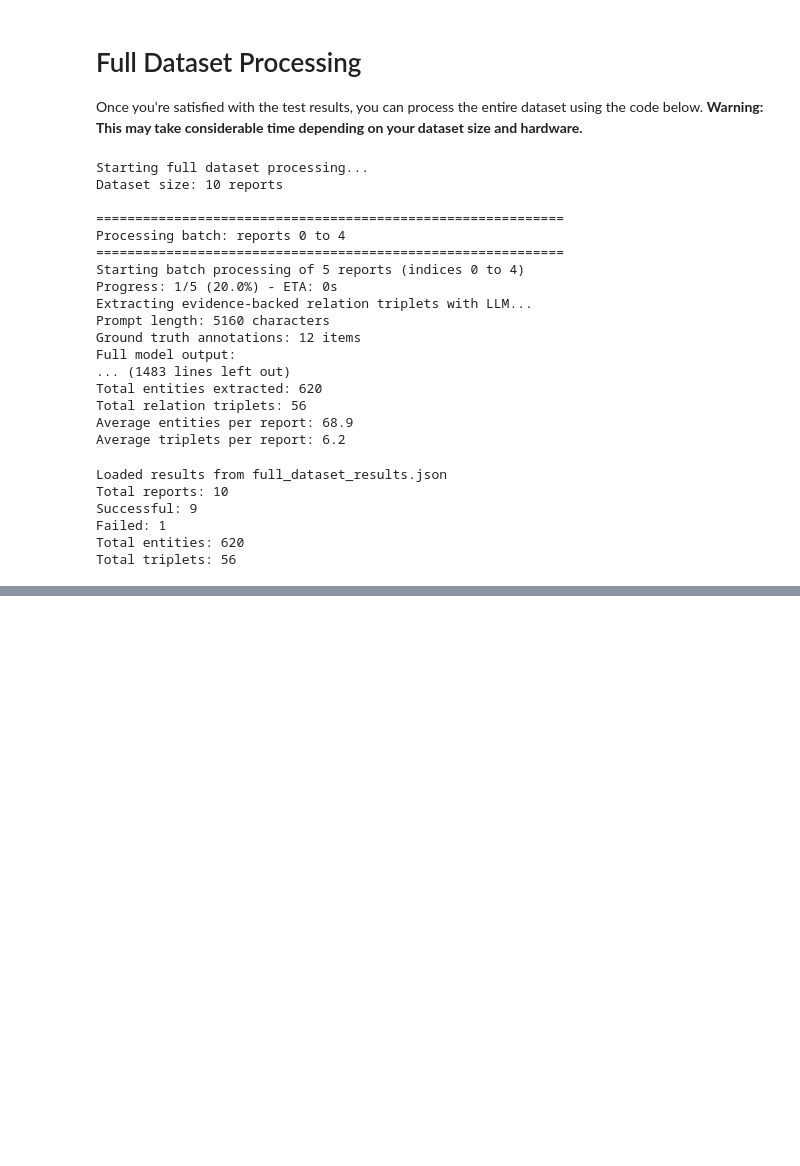
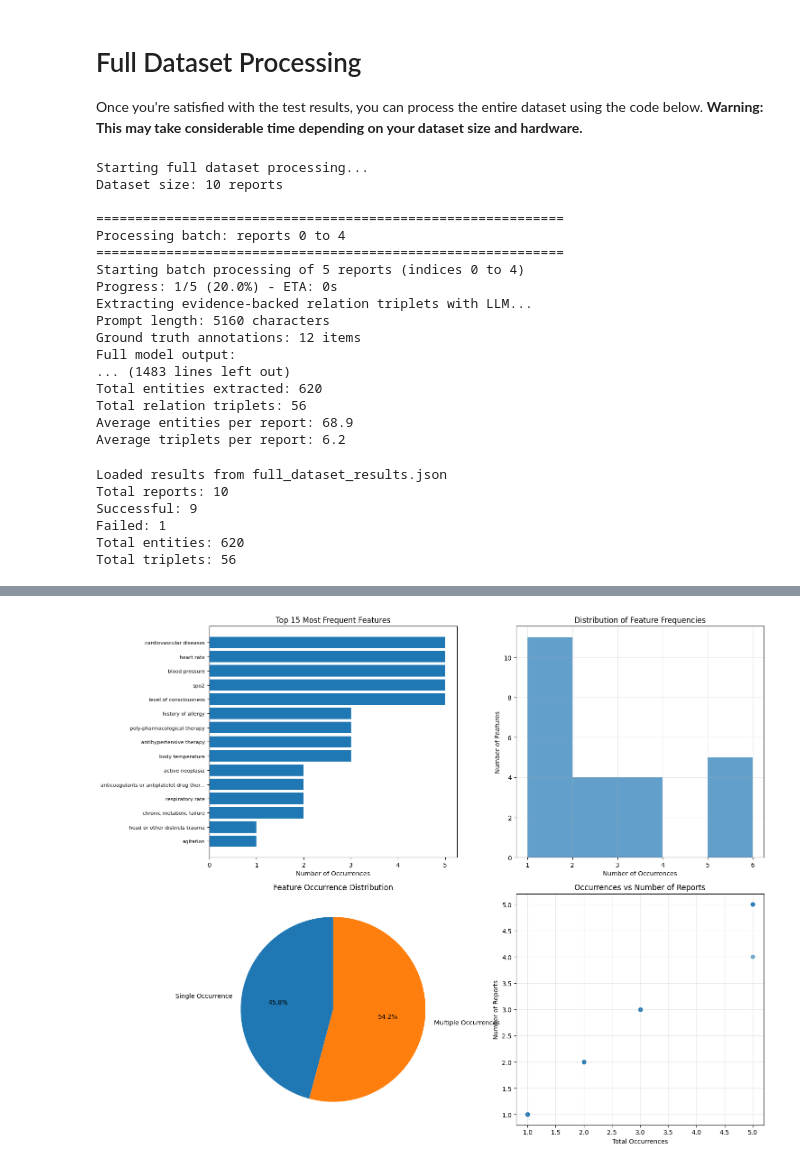
Before and after one commit to furkanbk/crf-challenge, a Jupyter notebook: CFR.ipynb, the cells around one changed output, grey strips where cells are left out. Saved outputs shown, nothing was run; the diff lists cells and outputs as text; code cells hidden in the pictures; blank space fills up the shorter version.

```diff
--- a/CFR.ipynb
+++ b/CFR.ipynb
@@ -934,0 +1112,75 @@ Total triplets: 56
+# %%
+# Feature Distribution Analysis and Visualization
+
+import pandas as pd
+import matplotlib.pyplot as plt
+
+# Create a summary DataFrame
+summary_data = []
+for feature, info in feature_analysis.items():
+    summary_data.append({
+        'Feature': feature,
+        'Occurrences': info['total_occurrences'],
+        'Triplets': len(info['all_triplets']),
+        'Reports': len(info['reports_appearing_in'])
+    })
+
+summary_df = pd.DataFrame(summary_data)
+summary_df = summary_df.sort_values('Occurrences', ascending=False)
+
+print("FEATURE DISTRIBUTION SUMMARY")
+print("="*80)
+print(f"Total features: {len(summary_df)}")
+print(f"Features appearing in multiple reports: {(summary_df['Occurrences'] > 1).sum()}")
+print(f"Features appearing only once: {(summary_df['Occurrences'] == 1).sum()}")
+print(f"Most frequent feature: {summary_df.iloc[0]['Feature']} ({summary_df.iloc[0]['Occurrences']} times)")
+print(f"Average occurrences per feature: {summary_df['Occurrences'].mean():.2f}")
+
+# Create visualizations
+fig, ((ax1, ax2), (ax3, ax4)) = plt.subplots(2, 2, figsize=(15, 12))
+
+# 1. Top 15 most frequent features
+top_15 = summary_df.head(15)
+ax1.barh(range(len(top_15)), top_15['Occurrences'])
+ax1.set_yticks(range(len(top_15)))
+ax1.set_yticklabels([f[:40] + '...' if len(f) > 40 else f for f in top_15['Feature']], fontsize=8)
+ax1.set_xlabel('Number of Occurrences')
+ax1.set_title('Top 15 Most Frequent Features')
+ax1.invert_yaxis()
+
+# 2. Distribution of feature frequencies
+ax2.hist(summary_df['Occurrences'], bins=range(1, max(summary_df['Occurrences']) + 2), alpha=0.7)
+ax2.set_xlabel('Number of Occurrences')
+ax2.set_ylabel('Number of Features')
+ax2.set_title('Distribution of Feature Frequencies')
+ax2.grid(True, alpha=0.3)
+
+# 3. Pie chart: Single vs Multiple occurrence features
+single_occ = (summary_df['Occurrences'] == 1).sum()
+multi_occ = (summary_df['Occurrences'] > 1).sum()
+ax3.pie([single_occ, multi_occ], labels=['Single Occurrence', 'Multiple Occurrences'],
+        autopct='%1.1f%%', startangle=90)
+ax3.set_title('Feature Occurrence Distribution')
+
+# 4. Scatter plot: Occurrences vs Reports
+ax4.scatter(summary_df['Occurrences'], summary_df['Reports'], alpha=0.6)
+ax4.set_xlabel('Total Occurrences')
+ax4.set_ylabel('Number of Reports')
+ax4.set_title('Occurrences vs Number of Reports')
+ax4.grid(True, alpha=0.3)
+
+plt.tight_layout()
+plt.savefig('feature_analysis_visualization.png', dpi=300, bbox_inches='tight')
+plt.show()
+
+# Save summary table
+summary_df.to_csv('feature_summary_table.csv', index=False)
+print(f"\nSummary table saved to: feature_summary_table.csv")
+print(f"Visualization saved to: feature_analysis_visualization.png")
+
+# Display top features in a clean format
+print("\nTOP 20 FEATURES BY FREQUENCY:")
+print("="*100)
+for i, (_, row) in enumerate(summary_df.head(20).iterrows(), 1):
+    print(f"{i:2d}. {row['Feature']:<50} | Occurrences: {row['Occurrences']:2d} | Reports: {row['Reports']:2d}")
+# %% [output]
@@ -934,0 +1194 @@ Total triplets: 56
+[figure, added]
```
Also changed, not shown: parts of 5 cells of this notebook, 11 other files.
